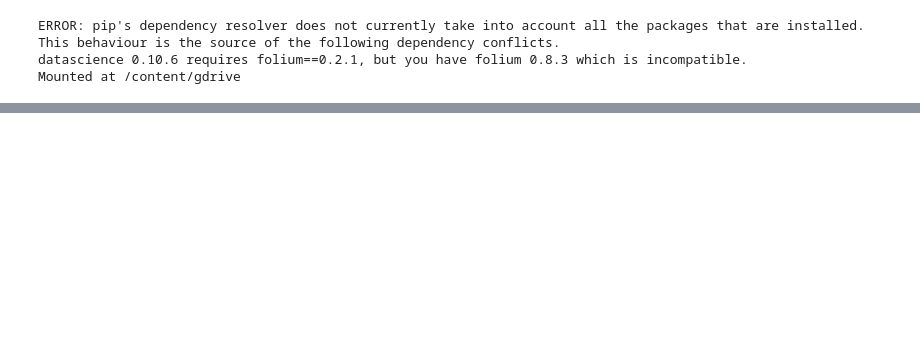
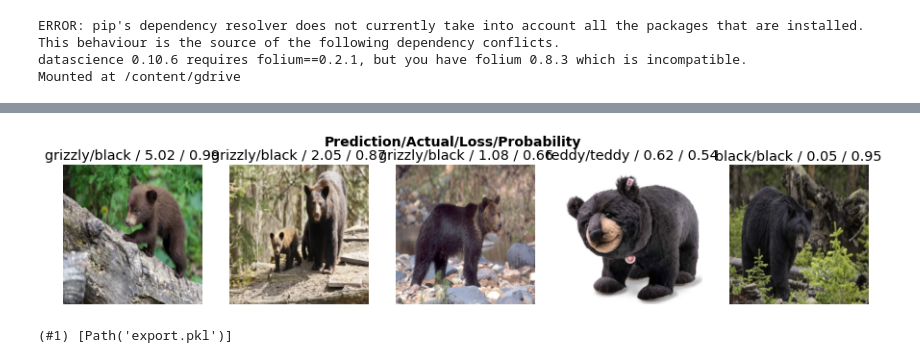
Before and after one commit to justinzhao07/fastai, a Jupyter notebook: FastAI.ipynb, the cells around one changed output, grey strips where cells are left out. Saved outputs shown, nothing was run; the diff lists cells and outputs as text; code cells hidden in the pictures; blank space fills up the shorter version.

```diff
--- a/FastAI.ipynb
+++ b/FastAI.ipynb
@@ -12,0 +131,3 @@ from fastbook import *
+# %%
+interp.plot_top_losses(5, nrows=1)
+# %% [output]
@@ -12,0 +135 @@ from fastbook import *
+[figure, added]
@@ -12,0 +141,5 @@ from fastbook import *
+# %%
+path = Path()
+path.ls(file_exts='.pkl')
+# %% [output]
+(#1) [Path('export.pkl')]
```
Also changed, not shown: parts of 37 cells of this notebook.
